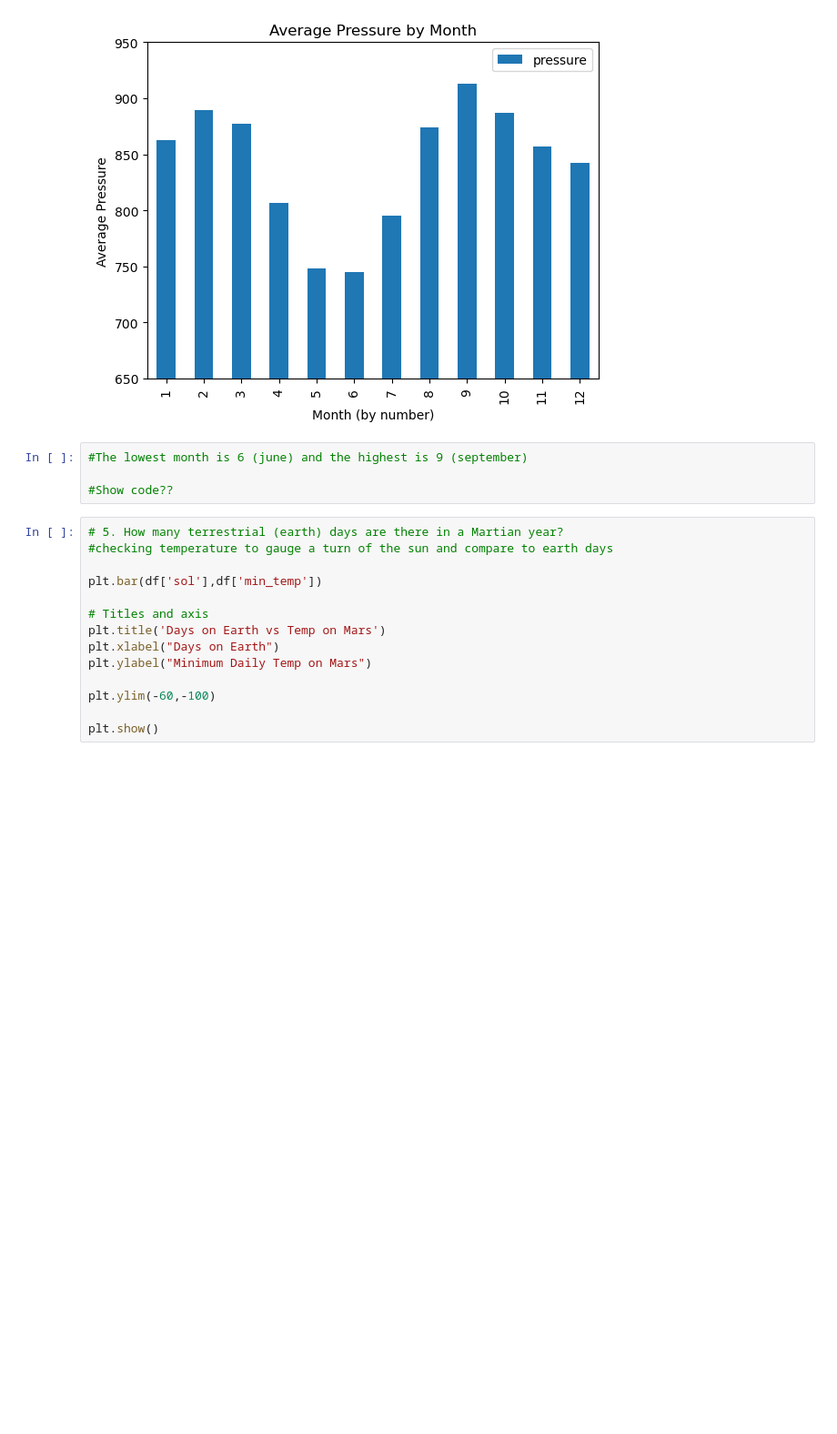
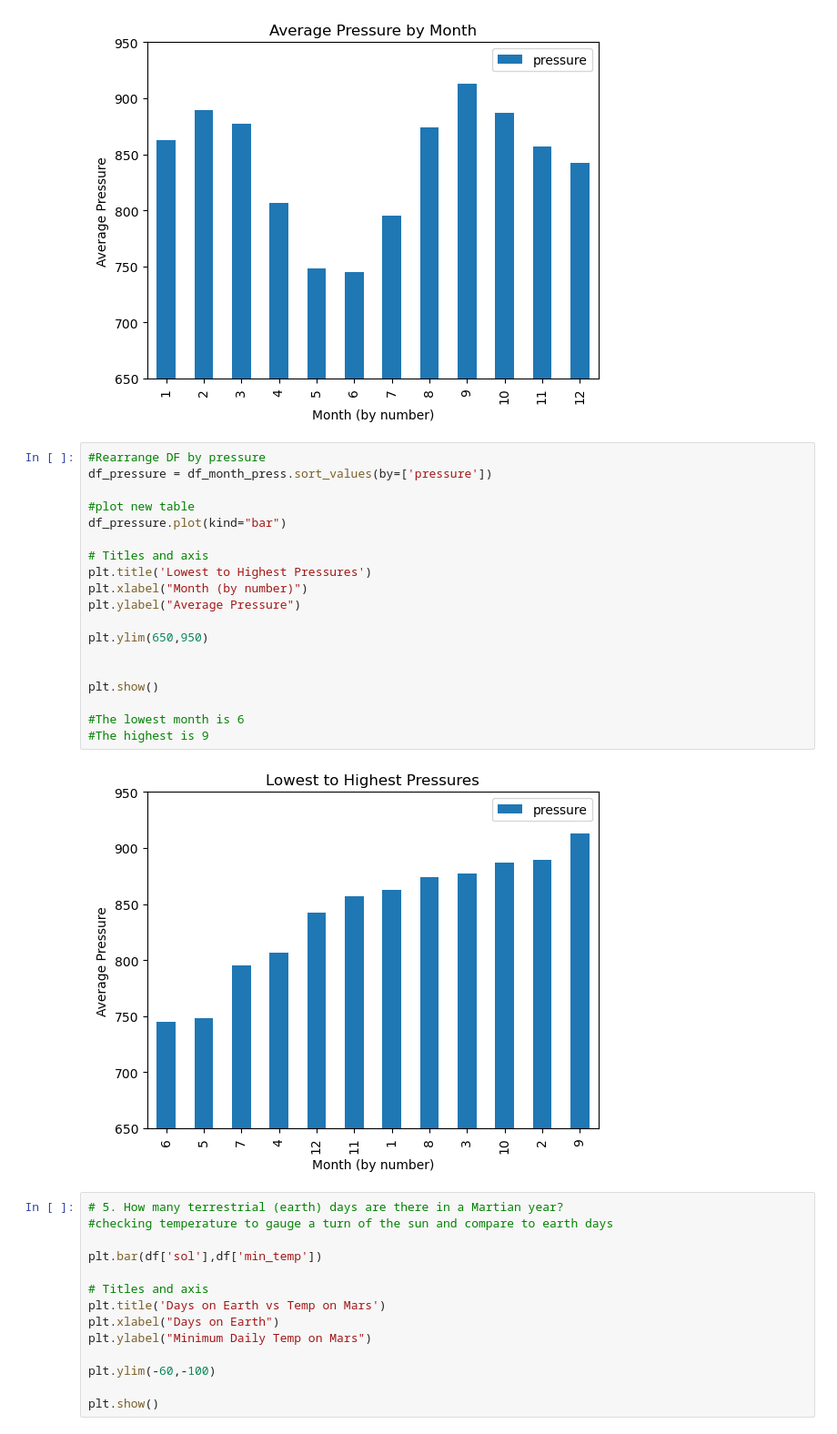
Before and after one commit to Pazz0/Mission-to-Mars, a Jupyter notebook: part_2_mars_weather.ipynb, the cells around one changed output. Shown at 91% size. Drawn from its saved outputs; the diff is of its cells as text; blank space fills up the shorter version.

```diff
--- a/part_2_mars_weather.ipynb
+++ b/part_2_mars_weather.ipynb
@@ -266,10 +282,27 @@ plt.ylim(650,950)
 plt.show()
 # %% [output]
 [figure]
-# %%
-#The lowest month is 6 (june) and the highest is 9 (september)
-
-#Show code??
+# %%
+#Rearrange DF by pressure
+df_pressure = df_month_press.sort_values(by=['pressure'])
+
+#plot new table
+df_pressure.plot(kind="bar")
+
+# Titles and axis
+plt.title('Lowest to Highest Pressures')
+plt.xlabel("Month (by number)")
+plt.ylabel("Average Pressure")
+
+plt.ylim(650,950)
+
+
+plt.show()
+
+#The lowest month is 6
+#The highest is 9
+# %% [output]
+[figure, added]
 # %%
 # 5. How many terrestrial (earth) days are there in a Martian year?
 #checking temperature to gauge a turn of the sun and compare to earth days
```
Also changed, not shown: parts of 3 cells of this notebook, 2 other files.
